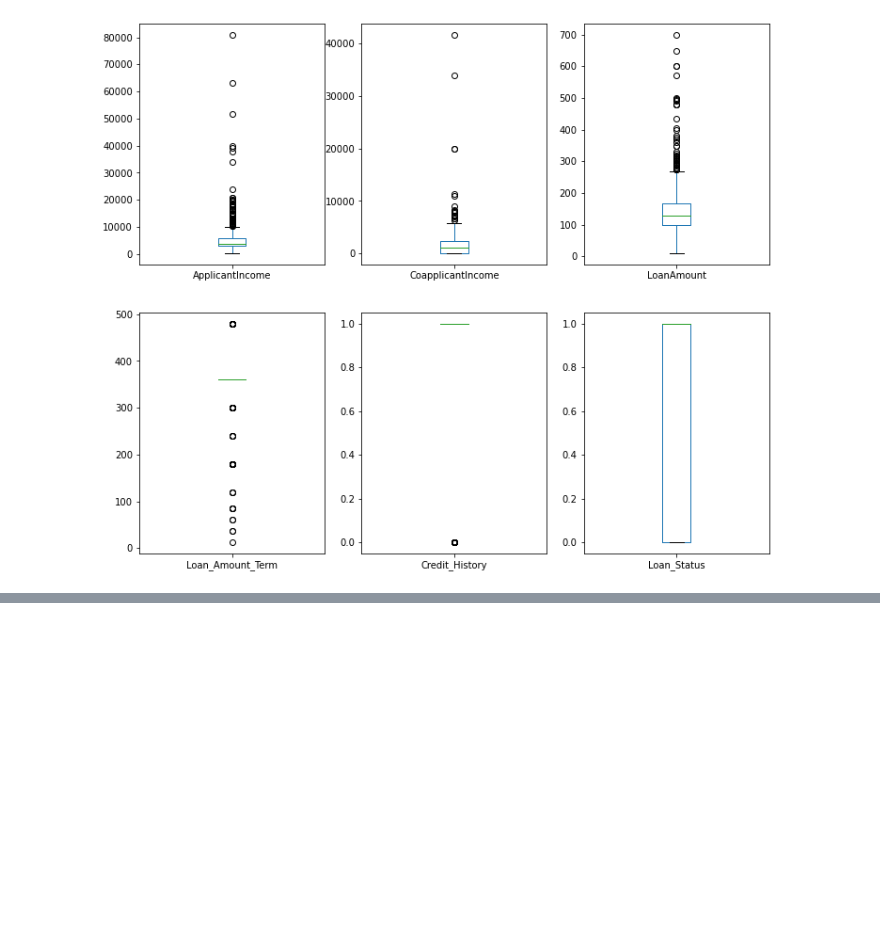
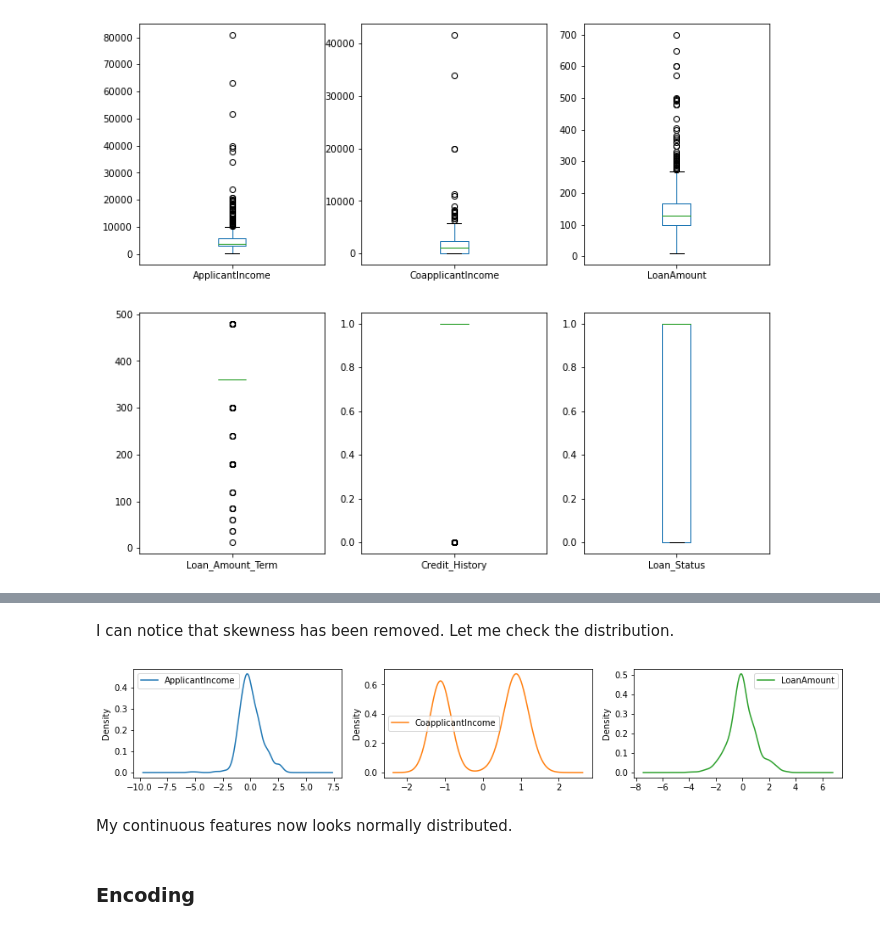
Before and after one commit to Aliakbar2/Datatrained, a Jupyter notebook: loan_application_status_SOLVED.ipynb, the cells around one changed output, grey strips where cells are left out. Drawn from its saved outputs; the diff is of its cells as text; code cells hidden in the pictures; blank space fills up the shorter version.

```diff
--- a/loan_application_status_SOLVED.ipynb
+++ b/loan_application_status_SOLVED.ipynb
@@ -381,0 +450,9 @@ ValueError: The truth value of a Series is ambiguous. Use a.empty, a.bool(), a.i
+# %%
+#copying df to df1
+df1 = df.copy()
+# %%
+#Using Zscore to remove outliers
+from scipy.stats import zscore
+ZS = np.abs(zscore(dfContCols))
+df1 = df1[(ZS<3).all(axis=1)]
+df1.shape
@@ -381,0 +493,10 @@ ValueError: The truth value of a Series is ambiguous. Use a.empty, a.bool(), a.i
+# %%
+#Creating list of all the continuous columns with skewness
+cols=['ApplicantIncome','CoapplicantIncome','LoanAmount']
+# %%
+#Removing skewness using yeo-johnson
+from sklearn.preprocessing import PowerTransformer
+PT = PowerTransformer(method='yeo-johnson')
+
+df1[cols] = PT.fit_transform(df1[cols].values)
+df1.skew()
@@ -381,0 +511,12 @@ ValueError: The truth value of a Series is ambiguous. Use a.empty, a.bool(), a.i
+# %% [markdown]
+I can notice that skewness has been removed. Let me check the distribution.
+# %%
+#Checking distribution with density graph
+df1[cols].plot(kind="density",subplots=True,sharex=False,layout=(3,3),figsize=(15,8))
+plt.show()
+# %% [output]
+[figure, added]
+# %% [markdown]
+My continuous features now looks normally distributed.
+# %% [markdown]
+### Encoding
```
Also changed, not shown: parts of 63 cells of this notebook.
